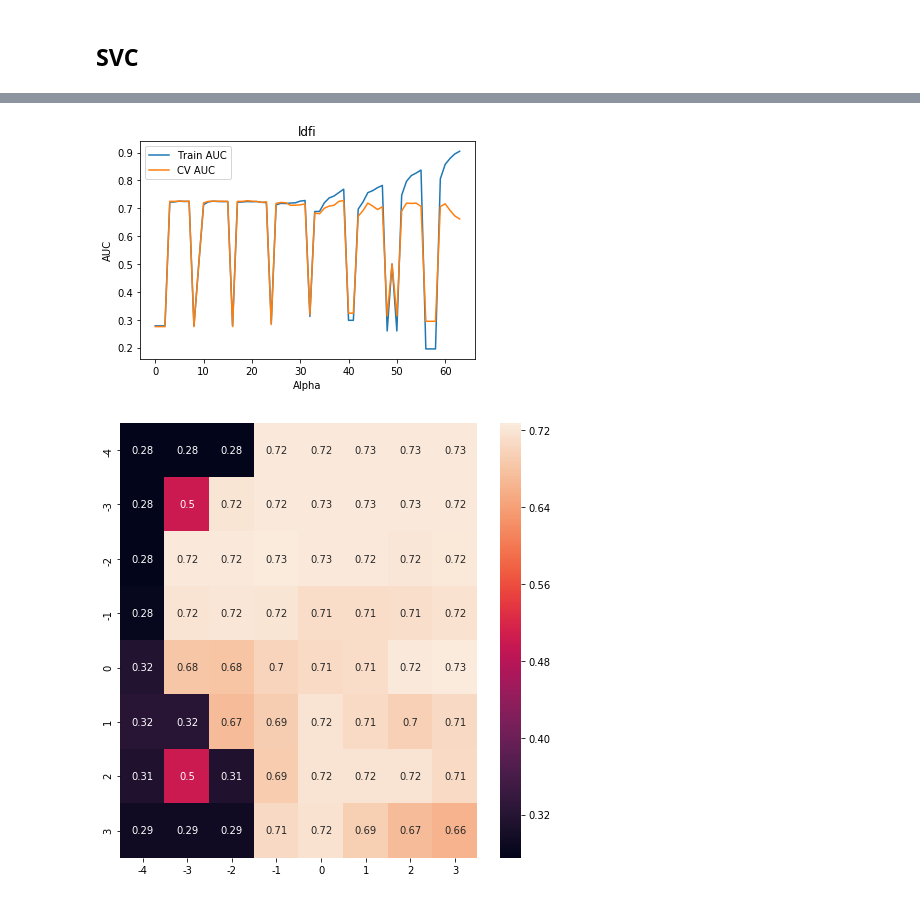
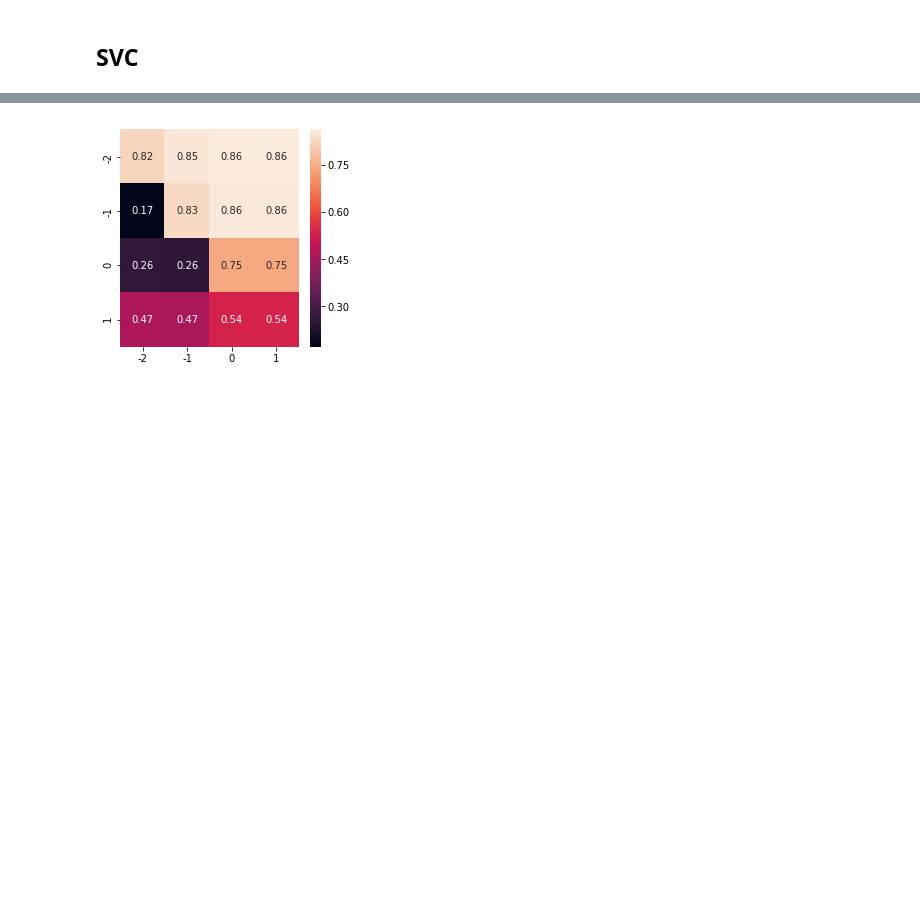
Before and after one commit to eyl1532/speed-dating-analysis, a Jupyter notebook: speed_dating_classification.ipynb, the cells around one changed output, grey strips where cells are left out. Saved outputs shown, nothing was run; the diff lists cells and outputs as text; code cells hidden in the pictures; blank space fills up the shorter version.

```diff
--- a/speed_dating_classification.ipynb
+++ b/speed_dating_classification.ipynb
@@ -168,3 +181,14 @@ Warnings:
 [1] Standard Errors assume that the covariance matrix of the errors is correctly specified.
 # %% [markdown]
 # Classification- Kavita
+# %%
+tmp = df[['attr', 'sinc','intel','fun','gender']].groupby(['gender']).size()
+print(tmp)
+ax = tmp.plot(kind='bar', figsize=(12,4))
+ax.set_xticklabels(ax.get_xticklabels(), fontsize=12, rotation='horizontal')
+
+ax.set_title('Declared goal for the evening, by gender', fontsize=18)
+
+for i in ax.patches:
+    ax.text(i.get_x()+.07, i.get_height()+3, \
+            str(round((i.get_height()), 1)), fontsize=10)
@@ -170,0 +205,6 @@ Warnings:
+# %%
+n=data.isna().sum()
+if n.any()>0:
+    print(n)
+else:
+    print('No null values')
@@ -511,9 +529,9 @@ def svc_train(X_train,y_train,X_test,y_test):
     tr_auc=[]
     cv_auc=[]
     count=1
-    for g in range(-4,4):
+    for g in range(-2,2):
         gam=math.pow(10,g)
-        for i in range(-4,4):
+        for i in range(-2,2):
             c=math.pow(10,i)
             print(f'{count}. c={c},g={gam} running...')
             rbf_clf=SVC(C=c, kernel='rbf', gamma=gam,probability=True,class_weight='balanced')
@@ -527,8 +545,8 @@ def svc_train(X_train,y_train,X_test,y_test):
             tr_auc.append(roc_auc_score(y_train,trauc))
             cv_auc.append(roc_auc_score(y_test,cvauc))
             count+=1
-    print(count)
-    print(len(tr_auc),len(cv_auc))
+    #print(count)
+    #print(len(tr_auc),len(cv_auc))
     return tr_auc,cv_auc
 # %%
 def plot_svc_train(title_plot,train_auc,cv_auc):
@@ -543,9 +561,9 @@ def plot_svc_train(title_plot,train_auc,cv_auc):
 # %%
 def plot_heatmap1(auc_tr,auc_cv):
     cm_pred=auc_cv
-    cm = pd.DataFrame(auc_cv, index = [i for i in range(-4,4)],
-                  columns = [i for i in range(-4,4)])
-    plt.figure(figsize = (8,8))
+    cm = pd.DataFrame(auc_cv, index = [i for i in range(-2,2)],
+                  columns = [i for i in range(-2,2)])
+    plt.figure(figsize = (4,4))
     sns.heatmap(cm, annot=True)
 # %%
 def test_rbf(X_train,y_train,X_test,y_test,c,gam):
@@ -599,15 +618,14 @@ tr_auc, cv_auc=svc_train(X_train_ldfi,y_train_ldfi,X_cv_ldfi,y_cv_ldfi)
 # %%
 plot_name='ldfi'
-cv_auc=np.asarray(cv_auc).reshape(64,1)
+cv_auc=np.asarray(cv_auc).reshape(16,1)
 #print(bow_cv_auc)
-plot_svc_train(plot_name,tr_auc, cv_auc)
+#plot_svc_train(plot_name,tr_auc, cv_auc)
 cv_auc=np.asarray(cv_auc)
-cv_auc=cv_auc.reshape(8,8)
+cv_auc=cv_auc.reshape(4,4)
 #print(cv_auc.shape)
 plot_heatmap1(tr_auc, cv_auc)
 # %% [output]
-[figure, old version]
+[figure, new version]
-[figure, removed]
 # %%
 #alpha=11
 c=1
```
Also changed, not shown: parts of 65 cells of this notebook.
